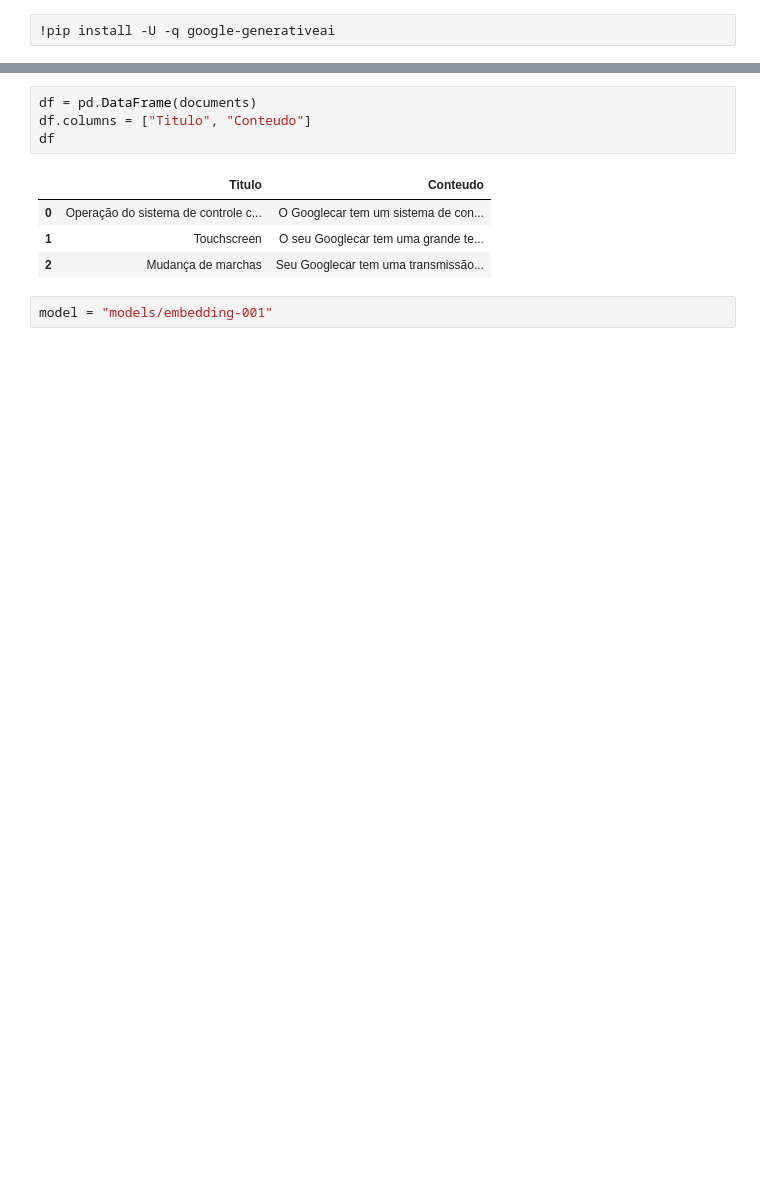
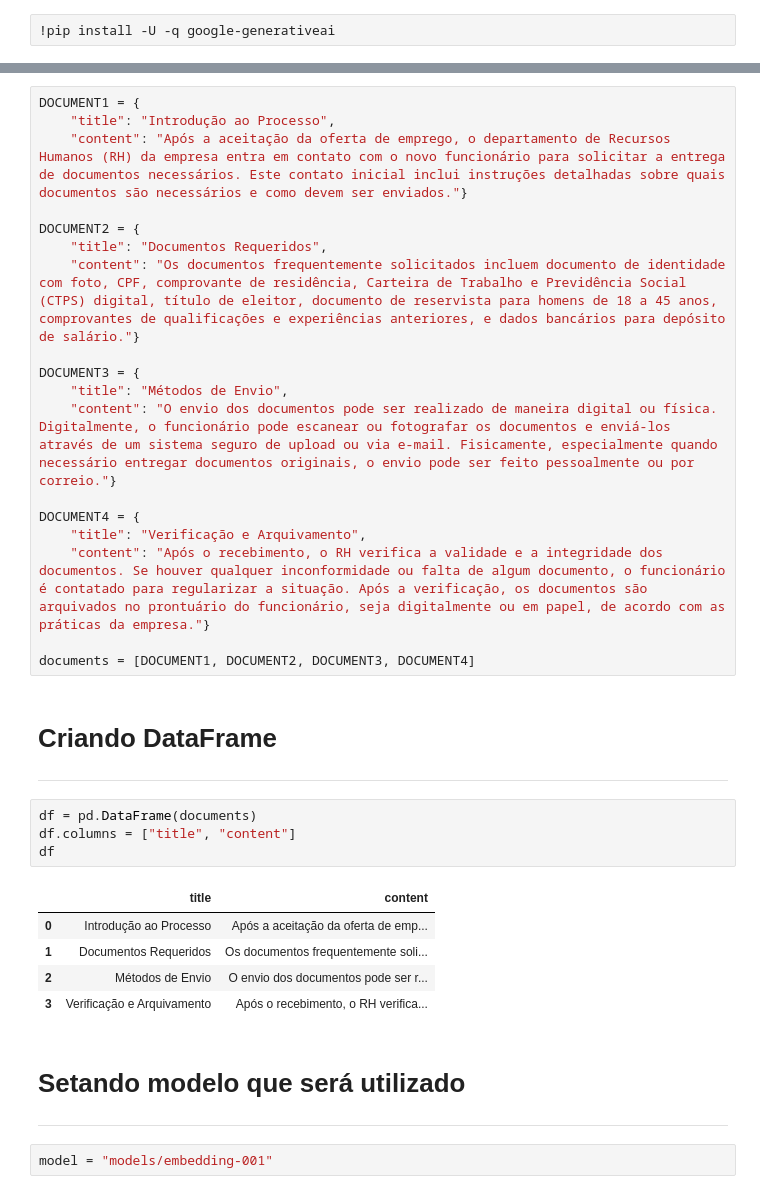
Before and after one commit to michelrp/IA_Gemini_Alura_Google, a Jupyter notebook: SearchInProcess.ipynb, the cells around one changed output, grey strips where cells are left out. Saved outputs shown, nothing was run; the diff lists cells and outputs as text; blank space fills up the shorter version.

```diff
--- a/SearchInProcess.ipynb
+++ b/SearchInProcess.ipynb
@@ -52,11 +27,38 @@ documents = [DOCUMENT1, DOCUMENT2, DOCUMENT3]
+# %%
+DOCUMENT1 = {
+    "title": "Introdução ao Processo",
+    "content": "Após a aceitação da oferta de emprego, o departamento de Recursos Humanos (RH) da empresa entra em contato com o novo funcionário para solicitar a entrega de documentos necessários. Este contato inicial inclui instruções detalhadas sobre quais documentos são necessários e como devem ser enviados."}
+
+DOCUMENT2 = {
+    "title": "Documentos Requeridos",
+    "content": "Os documentos frequentemente solicitados incluem documento de identidade com foto, CPF, comprovante de residência, Carteira de Trabalho e Previdência Social (CTPS) digital, título de eleitor, documento de reservista para homens de 18 a 45 anos, comprovantes de qualificações e experiências anteriores, e dados bancários para depósito de salário."}
+
+DOCUMENT3 = {
+    "title": "Métodos de Envio",
+    "content": "O envio dos documentos pode ser realizado de maneira digital ou física. Digitalmente, o funcionário pode escanear ou fotografar os documentos e enviá-los através de um sistema seguro de upload ou via e-mail. Fisicamente, especialmente quando necessário entregar documentos originais, o envio pode ser feito pessoalmente ou por correio."}
+
+DOCUMENT4 = {
+    "title": "Verificação e Arquivamento",
+    "content": "Após o recebimento, o RH verifica a validade e a integridade dos documentos. Se houver qualquer inconformidade ou falta de algum documento, o funcionário é contatado para regularizar a situação. Após a verificação, os documentos são arquivados no prontuário do funcionário, seja digitalmente ou em papel, de acordo com as práticas da empresa."}
+
+documents = [DOCUMENT1, DOCUMENT2, DOCUMENT3, DOCUMENT4]
+# %% [markdown]
+# Criando DataFrame
+
+---
 # %%
 df = pd.DataFrame(documents)
-df.columns = ["Titulo", "Conteudo"]
+df.columns = ["title", "content"]
 df
 # %% [output]
-|  | Titulo | Conteudo |
-| 0 | Operação do sistema de controle c... | O Googlecar tem um sistema de con... |
-| 1 | Touchscreen | O seu Googlecar tem uma grande te... |
-| 2 | Mudança de marchas | Seu Googlecar tem uma transmissão... |
+|  | title | content |
+| 0 | Introdução ao Processo | Após a aceitação da oferta de emp... |
+| 1 | Documentos Requeridos | Os documentos frequentemente soli... |
+| 2 | Métodos de Envio | O envio dos documentos pode ser r... |
+| 3 | Verificação e Arquivamento | Após o recebimento, o RH verifica... |
+# %% [markdown]
+# Setando modelo que será utilizado
+
+---
 # %%
 model = "models/embedding-001"
```
Also changed, not shown: parts of 18 cells of this notebook.
